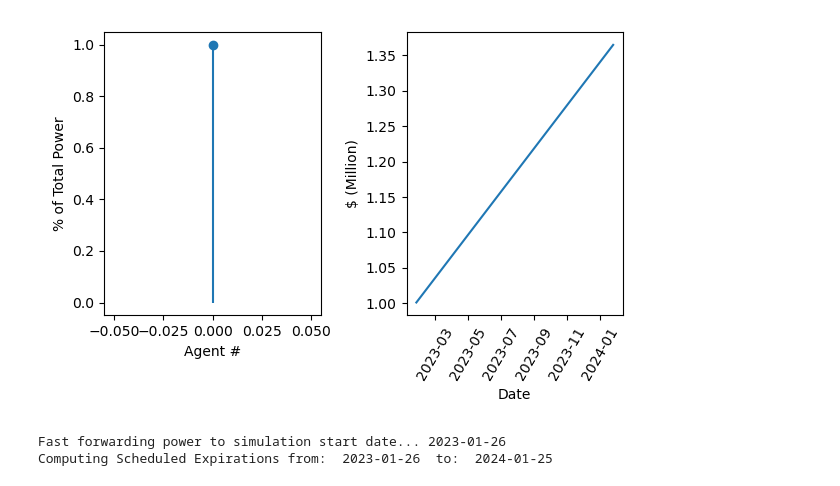
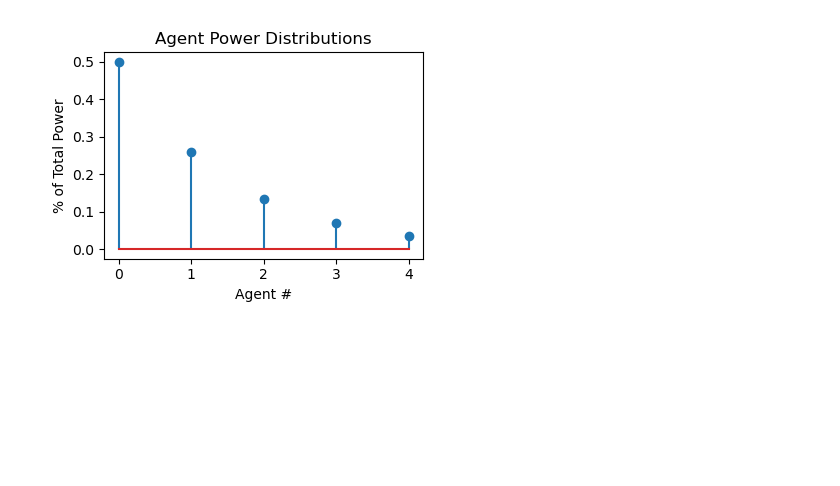
Before and after one commit to protocol/filecoin-agent-twin, a Jupyter notebook: notebooks/run_greedy_agents.ipynb, the cells around one changed output. Drawn from its saved outputs; the diff is of its cells as text; code cells hidden in the pictures; blank space fills up the shorter version.

```diff
--- a/notebooks/run_greedy_agents.ipynb
+++ b/notebooks/run_greedy_agents.ipynb
@@ -20,59 +20,59 @@ from mechafil import minting, sim
 # %%
 simulation_start_date = datetime.today().date() - timedelta(days=1)
 forecast_length = 365
 end_date = simulation_start_date + timedelta(days=forecast_length)
 
-num_agents = 1
+num_agents = 5
 agent_power_distributions = distribute_agent_power_geometric_series(num_agents, a=0.5)
 
 # setup agent capital distributions. Proportion them in the same way as the power
 starting_capital_usd = 1_000_000
 capital_inflow_rate = 1000
 total_capital_vec = np.arange(1,forecast_length+1) * capital_inflow_rate
 total_capital_vec = total_capital_vec + starting_capital_usd
 total_capital_df = pd.DataFrame({
     'date': pd.date_range(simulation_start_date, end_date, freq='D')[:-1],
-    'USD': total_capital_vec
+    'USD': total_capital_vec  # currently unused
 })
 agent_accounting_df_vec = []
 for ii, agent_power_pct in enumerate(agent_power_distributions):
     agent_accounting_df = total_capital_df.drop('date', axis=1)*agent_power_pct
     agent_accounting_df['date'] = total_capital_df['date']
     agent_accounting_df_vec.append(agent_accounting_df)
 
 
-plt.figure(figsize=(6,4))
+plt.figure(figsize=(4,3))
 
-plt.subplot(1,2,1)
+# plt.subplot(1,2,1)
 plt.stem(agent_power_distributions)
 plt.xlabel('Agent #')
 plt.ylabel('% of Total Power')
+plt.title('Agent Power Distributions')
 
-plt.subplot(1,2,2)
-plt.plot(total_capital_df['date'], total_capital_df['USD']/starting_capital_usd)
-plt.xticks(rotation=60)
-plt.xlabel('Date')
-plt.ylabel('\$ (Million)')
+# plt.subplot(1,2,2)
+# plt.plot(total_capital_df['date'], total_capital_df['USD']/starting_capital_usd)
+# plt.xticks(rotation=60)
+# plt.xlabel('Date')
+# plt.ylabel('\$ (Million)')
 
 plt.tight_layout()
 # %% [output]
-[figure, old version]
+[figure, new version]
 # %%
 agent_types = [GreedyAgent] * num_agents
 agent_kwargs_vec = []
-for agent_accounting_df in agent_accounting_df_vec:
+random_seed_base=1000
+for ii, agent_accounting_df in enumerate(agent_accounting_df_vec):
     kwargs = {
         'accounting_df': agent_accounting_df,
         'forecast_num_mc': 50,
-        'agent_optimism': 4
+        'agent_optimism': 4,
+        'random_seed': ii + random_seed_base
     }
     agent_kwargs_vec.append(kwargs)
 filecoin_model = FilecoinModel(num_agents, simulation_start_date, end_date,
-                               agent_types, agent_kwargs_vec,
+                               agent_types, agent_kwargs_vec, agent_power_distributions=agent_power_distributions,
                                compute_cs_from_networkdatastart=True, use_historical_gas=False)
-# %% [output]
-Fast forwarding power to simulation start date... 2023-01-26
-Computing Scheduled Expirations from:  2023-01-26  to:  2024-01-25
 # %%
 sim_len = (end_date - simulation_start_date).days
 for ii in tqdm(range(sim_len)):
```
Also changed, not shown: parts of 5 cells of this notebook, 3 other files.
